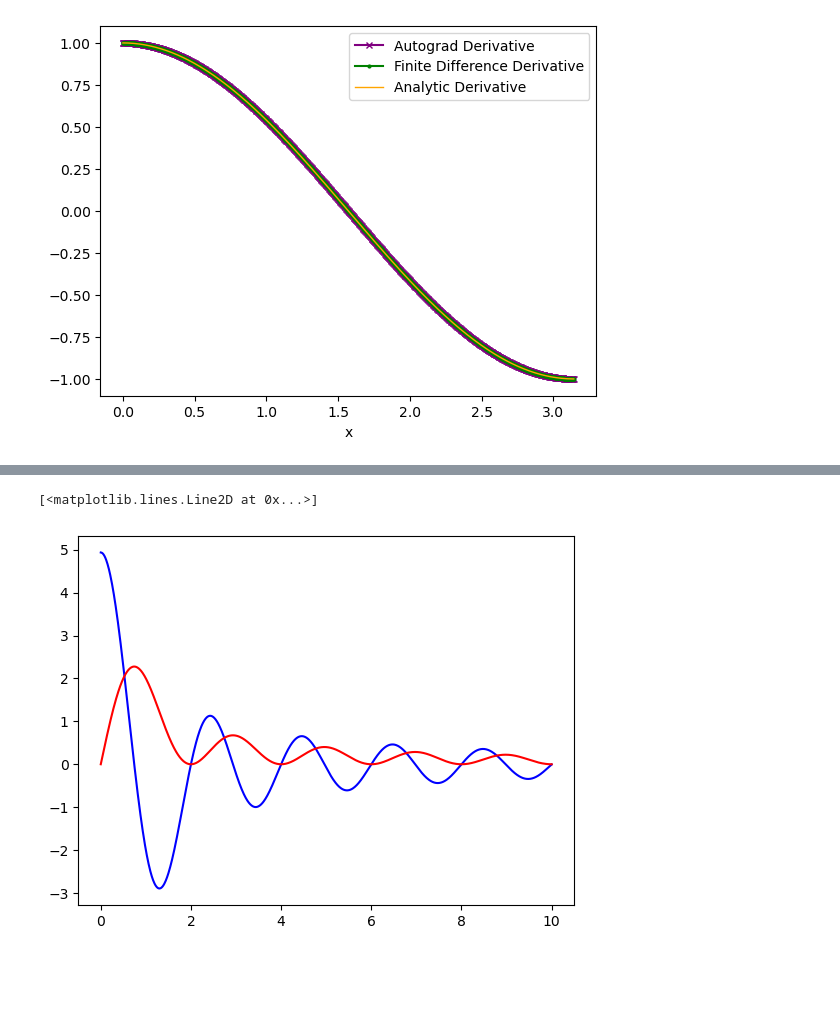
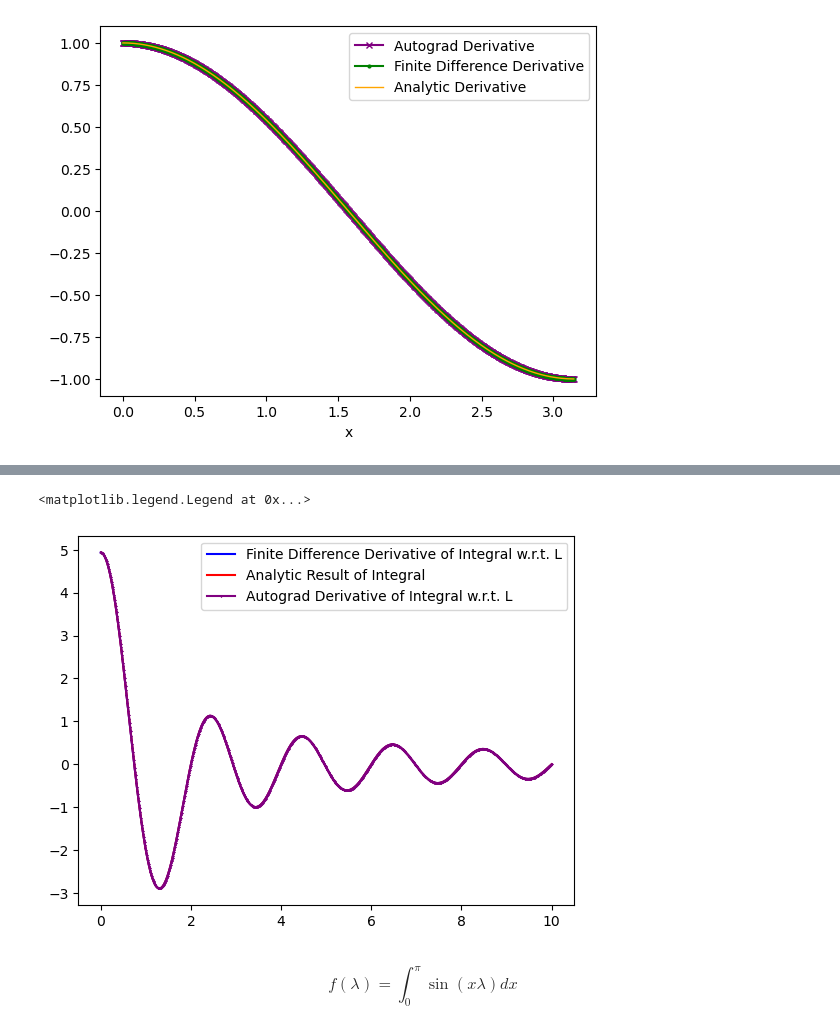
Before and after one commit to pfargas/qvarnet, a Jupyter notebook: notebooks/test_gradients_step_by_step.ipynb, the cells around one changed output, grey strips where cells are left out. Drawn from its saved outputs; the diff is of its cells as text; code cells hidden in the pictures; blank space fills up the shorter version.

```diff
--- a/notebooks/test_gradients_step_by_step.ipynb
+++ b/notebooks/test_gradients_step_by_step.ipynb
@@ -58,10 +58,11 @@ def finite_difference_derivative(model, x):
 
 def compute_autograd_derivative(model, x):
     x.requires_grad = True
-    if isinstance(model,nn.Module):
-        y = model(x)
-    else:
-        y = model
+    # if isinstance(model,nn.Module):
+    #     y = model(x)
+    # else:
+    #     y = model
+    y = model(x)
     dy_dx = torch.autograd.grad(y, x, create_graph=True, grad_outputs=torch.ones_like(y))[0]
     return dy_dx
 
@@ -104,32 +105,43 @@ Integral value (MC): 2.003901720046997
 # %%
 class sin_lx(nn.Module):
     def __init__(self, L=2):
         super(sin_lx, self).__init__()
         self.L = L
 
     def forward(self, x):
         return torch.sin(self.L * x)
 
 def der_integral(L):
     x = torch.linspace(0, torch.pi, 1000).to(device)
     result = torch.zeros_like(x)
     for i in range(len(L)):
-        result[i] = integral(torch.sin(L[i] * x), x)
+        l = L[i]
+        # COMPUTED WITH WOLFRAM ALPHA
+        # https://www.wolframalpha.com/input?i=derivative+with+respect+to+L+of+integral+of+sin%28x*L%29+from+0+to+pi
+        result[i] = (torch.pi*l*torch.sin(torch.pi*l)+torch.cos(torch.pi*l)-1)/(l**2)
     return result
 
 def f(L):
     integral_result = torch.zeros_like(L)
     for i in range(len(L)):
         sin_lx_model = sin_lx(L[i]).to(device)
         x = torch.linspace(0, torch.pi, 1000).to(device)
         integral_value = integral(sin_lx_model, x)
         integral_result[i] = integral_value
     return integral_result
 
 L_values = torch.linspace(0.0, 10, 1000).to(device)
 df_dl = finite_difference_derivative(f, L_values)
-plt.plot(L_values.cpu().numpy(), df_dl.cpu().numpy(), label='Finite Difference Derivative of Integral w.r.t. L', color='blue')
-plt.plot(L_values.cpu().numpy(), der_integral(L_values).cpu().numpy(), label='Analytic Result of Integral', color='red')
+y = f(L_values)
+y.requires_grad = True
+autograd_df_dl = compute_autograd_derivative(f, L_values)
+plt.plot(L_values.detach().cpu().numpy(), df_dl.detach().cpu().numpy(), label='Finite Difference Derivative of Integral w.r.t. L', color='blue')
+plt.plot(L_values.detach().cpu().numpy(), der_integral(L_values).detach().cpu().numpy(), label='Analytic Result of Integral', color='red')
+plt.plot(L_values.detach().cpu().numpy(), autograd_df_dl.detach().cpu().numpy(), label='Autograd Derivative of Integral w.r.t. L', color='purple', marker='x', markersize=1)
+
+plt.legend()
 # %% [output]
-[<matplotlib.lines.Line2D at 0x...>]
+<matplotlib.legend.Legend at 0x...>
-[figure, old version]
+[figure, new version]
+# %% [markdown]
+$$f(\lambda) = \int_0^\pi \sin(x\lambda)dx$$
```
Also changed, not shown: parts of 4 cells of this notebook.
